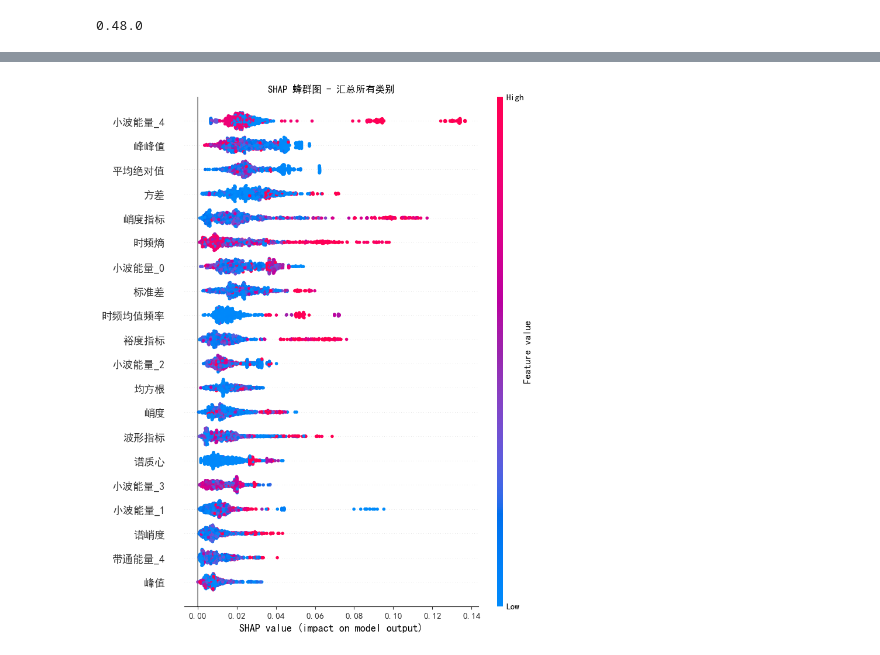
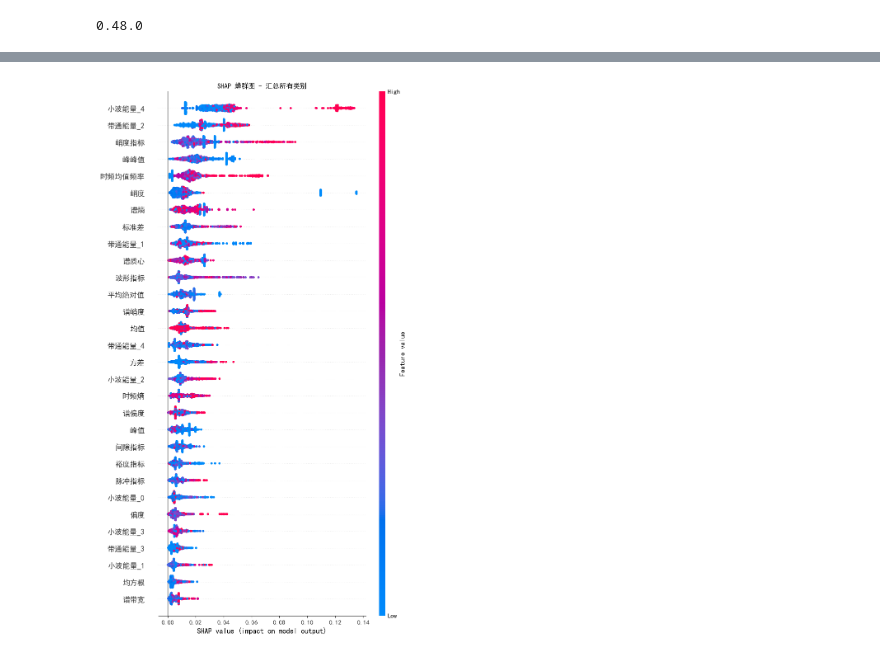
Before and after one commit to syczk301/jianmo-E, a Jupyter notebook: Q3-Q4目标域故障诊断与过程解释.ipynb, the cells around one changed output, grey strips where cells are left out. Saved outputs shown, nothing was run; the diff lists cells and outputs as text; code cells hidden in the pictures.

```diff
--- a/Q3-Q4目标域故障诊断与过程解释.ipynb
+++ b/Q3-Q4目标域故障诊断与过程解释.ipynb
@@ -1502,0 +705,3 @@ plt.show()
+# %%
+clf = RandomForestClassifier()
+clf.fit(X_src_coral, y_bal,sample_weight=sample_weight)
@@ -1502,0 +874,33 @@ plt.show()
+# %%
+
+# 最大迭代次数
+N = 50
+
+for k in range(N):
+    print(f"\n====== 第 {k+1} 次迭代 ======")
+
+    # 1. 训练模型
+    clf = RandomForestClassifier()
+    clf.fit(X_src_coral, y_bal, sample_weight=sample_weight)
+    clf_coral = clf
+
+    # 2. 在目标域上预测
+    y_tgt_pred_coral = clf_coral.predict(X_tgt_scaled)
+    y_tgt_pred_proba_coral = clf_coral.predict_proba(X_tgt_scaled)
+
+    # 3. KMeans 聚类
+    n_classes = len(np.unique(y_tgt_pred_coral))
+    kmeans = KMeans(n_clusters=n_classes, random_state=42, n_init=10)
+    clusters = kmeans.fit_predict(y_tgt_pred_proba_coral)
+
+    # 4. 聚类一致性评价
+    ari = adjusted_rand_score(y_tgt_pred_coral, clusters)
+    nmi = normalized_mutual_info_score(y_tgt_pred_coral, clusters)
+
+    print(f"Adjusted Rand Index (ARI): {ari:.4f}")
+    print(f"Normalized Mutual Information (NMI): {nmi:.4f}")
+
+    # 判断退出条件
+    if nmi > 0.7 and len(set(y_tgt_pred_coral))>3:
+        print(f"\n🎉 提前停止: 在第 {k+1} 次迭代时 NMI = {nmi:.4f} > 0.8")
+        break
@@ -1744,5 +1085,6 @@ import matplotlib.pyplot as plt
 import pandas as pd
 import numpy as np
 # ========== 训练模型 ==========
-clf = RandomForestClassifier(random_state=42)
-clf.fit(X_src_coral, y_src_filtered)
+
+# clf = RandomForestClassifier(**  {'n_estimators': 581, 'max_depth': 38, 'min_samples_split': 2, 'min_samples_leaf': 1, 'random_state': 42, 'n_jobs': -1})
+# clf.fit(X_src_coral, y_bal,sample_weight=sample_weight)
@@ -1754,4 +1094,4 @@ import matplotlib.pyplot as plt
 
 # SHAP 解释器
 explainer = shap.TreeExplainer(clf, X_src_coral, feature_perturbation="interventional")
-shap_values = explainer.shap_values(X_src_coral)
+shap_values = explainer.shap_values(X_src_coral, check_additivity=False)
@@ -1846,16 +1189,17 @@ plt.show()
 # %%
 # -------- 方案 1: 取每个特征在所有类别的绝对值平均 --------
 shap_matrix_all = np.abs(shap_values).mean(axis=2)  # (n_samples, n_features)
 
 plt.figure(figsize=(10,6))
 shap.summary_plot(
     shap_matrix_all,
     X_src_filtered,
+    feature_names=X_selected.columns,
     plot_type="dot",
     max_display=X_src_filtered.shape[1],
     show=False
 )
 plt.title("SHAP 蜂群图 - 汇总所有类别")
 plt.show()
 # %% [output]
-[figure, old version]
+[figure, new version]
```
Also changed, not shown: parts of 80 cells of this notebook, 8 other files.
